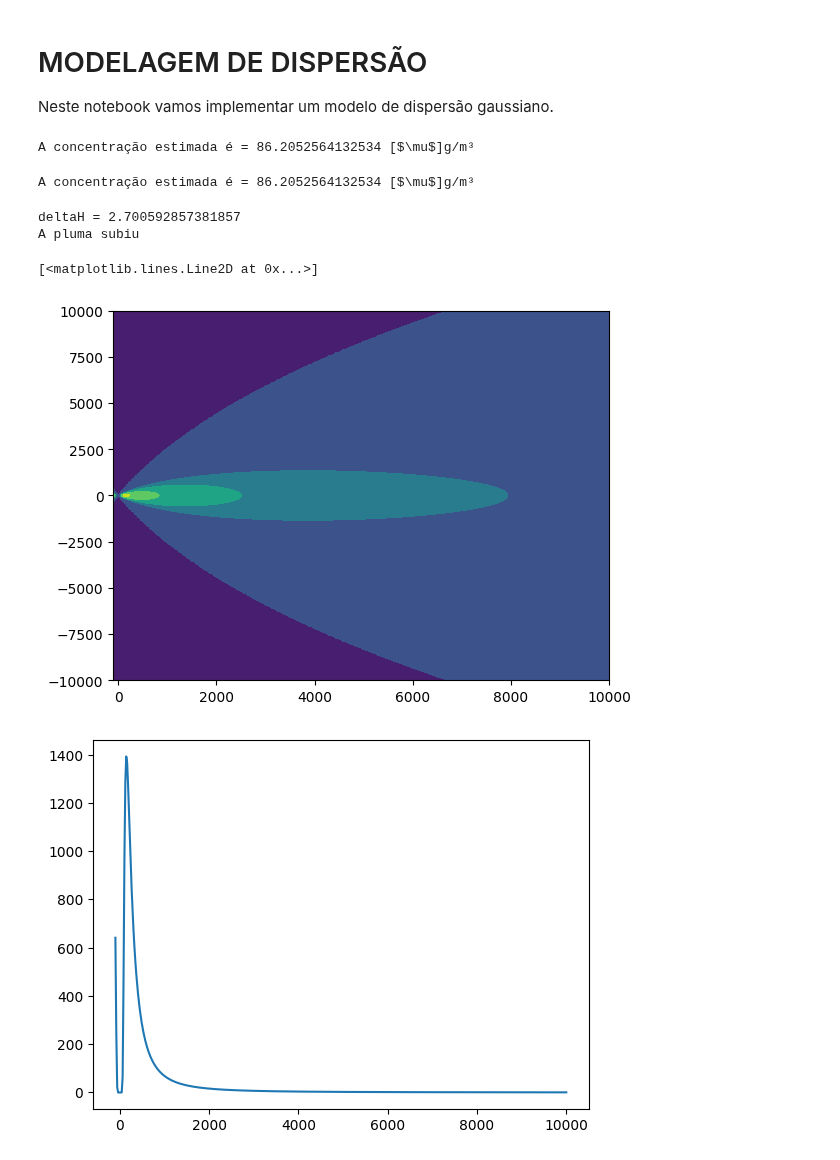
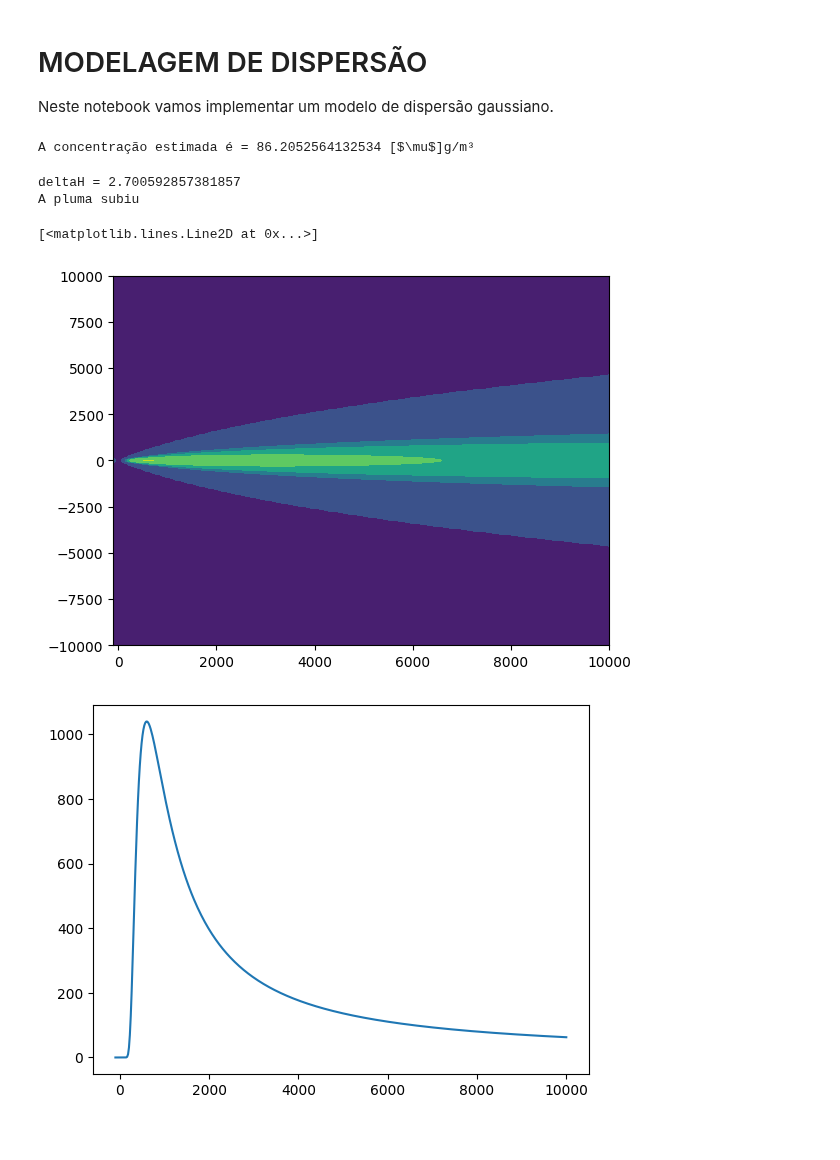
Before and after one commit to Bianca-bonetti/controledepoluicaoatm, a Jupyter notebook: Atividade03.ipynb, the cells around one changed output. Cells and saved outputs as stored; diff of their text form; code cells hidden in the pictures.

```diff
--- a/Atividade03.ipynb
+++ b/Atividade03.ipynb
@@ -18,31 +18,39 @@ def sigmaXY(x,classe,urbOrRural):
         if (classe=='A') or (classe=='B'):
             sigmaY = 0.32*x*(1+0.0004*x)**(-0.5)
             sigmaZ = 0.24*x*(1+0.001*x)**(0.5)
+        elif (classe=='C'):
+            sigmaY = 0.22*x*(1+0.0004*x)**(-0.5)
+            sigmaZ = 0.20*x
+        elif (classe=='D'):
+            sigmaY = 0.16*x*(1+0.0004*x)**(-0.5)
+            sigmaZ = 0.14*x*(1+0.0003*x)**(-0.5)
+        elif (classe=='E') or (classe=='F'):
+            sigmaY = 0.11*x*(1+0.0004*x)**(-0.5)
+            sigmaZ = 0.08*x*(1+0.0015*x)**(-0.5)
         else:
             print('Classe de estabilidade errada')
     if urbOrRural=='rural':
         if (classe=='A') :
             sigmaY = 0.22*x*(1+0.0001*x)**(-0.5)
             sigmaZ = 0.20*x
+        elif (classe=='B') :
+            sigmaY = 0.16*x*(1+0.0001*x)**(-0.5)
+            sigmaZ = 0.12*x
+        elif (classe=='C') :
+            sigmaY = 0.11*x*(1+0.0001*x)**(-0.5)
+            sigmaZ = 0.08*x*(1+0.0002*x)**(-0.5)
+        elif (classe=='D') :
+            sigmaY = 0.08*x*(1+0.0001*x)**(-0.5)
+            sigmaZ = 0.06*x*(1+0.0015*x)**(-0.5)
+        elif (classe=='E') :
+            sigmaY = 0.06*x*(1+0.0001*x)**(-0.5)
+            sigmaZ = 0.03*x*(1+0.0003*x)**(-1)
+        elif (classe=='F') :
+            sigmaY = 0.04*x*(1+0.0001*x)**(-0.5)
+            sigmaZ = 0.016*x*(1+0.0003*x)**(-1)
         else:
             print('Classe de estabilidade errada. Fique ligado')
     return sigmaY,sigmaZ
-# %%
-# Utilizando a função do modelo gaussiano
-qs = 100 # g/s
-sigmaY = 10 # m
-sigmaZ = 15 # m
-u = 10 # m/s
-y = 0 # estimando na direção do vento
-z = 1.5 # altura do nariz
-H = 50 # m
-
-# Chamando a função do modelo gaussiano
-conc = modeloGaussiano(qs,sigmaY,sigmaZ,u,y,z,H)
-
-print("A concentração estimada é = " +str(conc) + ' [$\mu$]g/m³')
-# %% [output]
-A concentração estimada é = 86.2052564132534 [$\mu$]g/m³
 # %%
 # Função para estimar o deltaH com base na equação de Davidson-Bryant
 def deltaHdavidsonBryant(d,vs,u,Ts,Tamb):
@@ -76,7 +84,7 @@ xx,yy = np.meshgrid(x,y)
 
 
 # Adotando inputs
-classe = 'B'
+classe = 'F'
 urbOrRural = 'urbano'
 hg = 150 # m altura geométrica da chaminé
 qs = 100 # g/s
@@ -97,32 +105,32 @@ sigmaY,sigmaZ = sigmaXY(xx,classe,urbOrRural)
 if vs>1.5*u:
     # Estimando a sobrelevação da pluma (deltaH)
     deltaH = deltaHdavidsonBryant(d,vs,u,Ts,Tamb)
     print('deltaH = '+str(deltaH))
     hef = hg+deltaH
     print('A pluma subiu')
 else:
     hef = hg +2*d*((vs/u)-1.5)
     print('A pluma caiu')
 
 # Utilizando a matriz de yy como input na função do modelo gaussiano
 conc = modeloGaussiano(qs,sigmaY,sigmaZ,u,yy,z,H)
 
 # Visualização dos resultados no espaço
 import matplotlib.pyplot as plt
 from matplotlib.colors import LogNorm
 fig,ax = plt.subplots()
 ax.contourf(xx,yy,conc+0.1,norm = LogNorm())
 
 # Corte em y - sobre o eixo x
 fig,ax = plt.subplots()
 ax.plot(x,conc[250,:])
 
 # Corte em x - sobre o eixo y
 fig,ax = plt.subplots()
 ax.plot(x,conc[:,100])
 # %% [output]
 deltaH = 2.700592857381857
 A pluma subiu
 [<matplotlib.lines.Line2D at 0x...>]
-[figure, old version]
+[figure, new version]
-[figure, old version]
+[figure, new version]
```
Also changed, not shown: parts of 1 cell of this notebook.
